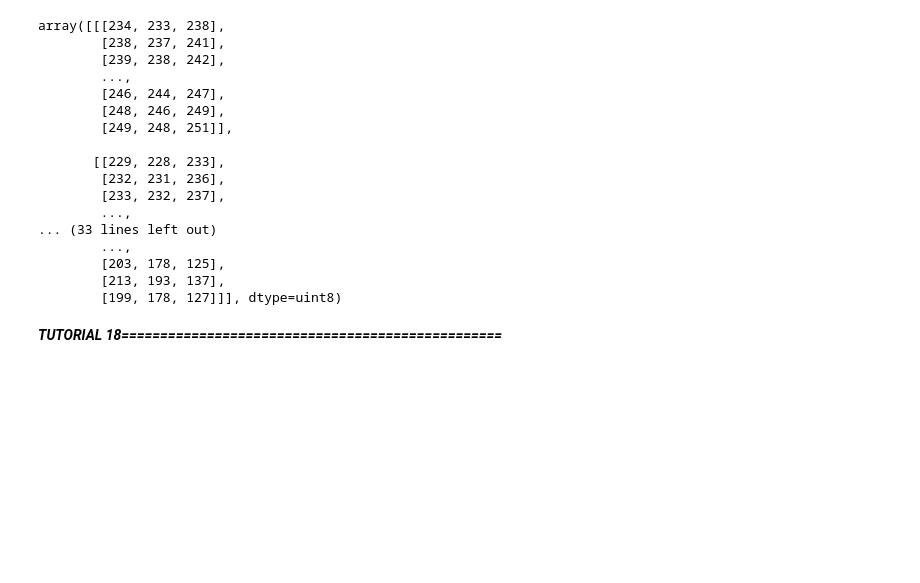
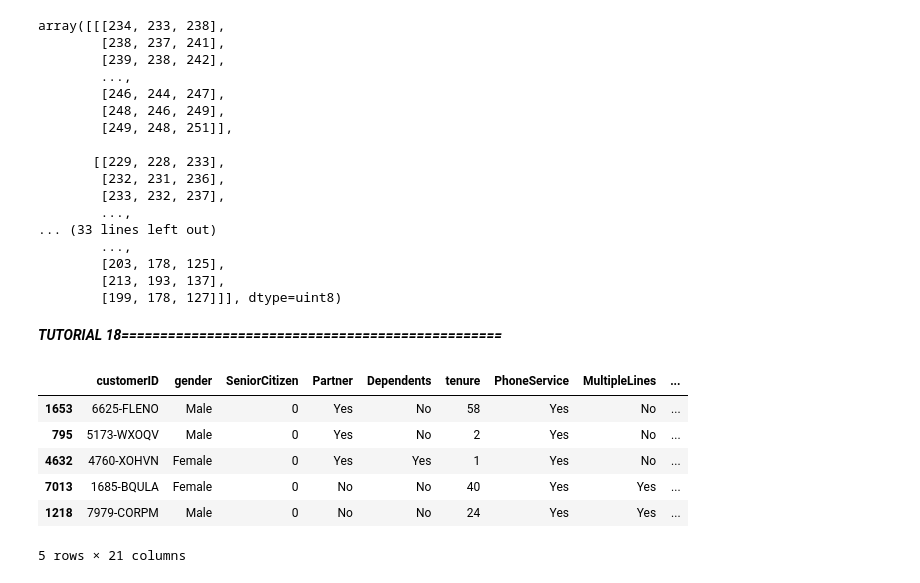
Before and after one commit to nickmirunsw/py-learning, a Jupyter notebook: tensorflow/tfnm.ipynb, the cells around one changed output. Saved outputs shown, nothing was run; the diff lists cells and outputs as text; code cells hidden in the pictures; blank space fills up the shorter version.

```diff
--- a/tensorflow/tfnm.ipynb
+++ b/tensorflow/tfnm.ipynb
@@ -952,3 +952,14 @@ array([[[234, 233, 238],
         [199, 178, 127]]], dtype=uint8)
 # %% [markdown]
 ***TUTORIAL 18=================================================***
+# %%
+df = pd.read_csv("https://raw.githubusercontent.com/codebasics/deep-learning-keras-tf-tutorial/refs/heads/master/11_chrun_prediction/customer_churn.csv")
+df.sample(5)
+# %% [output]
+|  | customerID | gender | SeniorCitizen | Partner | Dependents | tenure | PhoneService | MultipleLines | ... |
+| 1653 | 6625-FLENO | Male | 0 | Yes | No | 58 | Yes | No | ... |
+| 795 | 5173-WXOQV | Male | 0 | Yes | No | 2 | Yes | No | ... |
+| 4632 | 4760-XOHVN | Female | 0 | Yes | Yes | 1 | Yes | No | ... |
+| 7013 | 1685-BQULA | Female | 0 | No | No | 40 | Yes | Yes | ... |
+| 1218 | 7979-CORPM | Male | 0 | No | No | 24 | Yes | Yes | ... |
+5 rows × 21 columns
```
Also changed, not shown: parts of 10 cells of this notebook.
